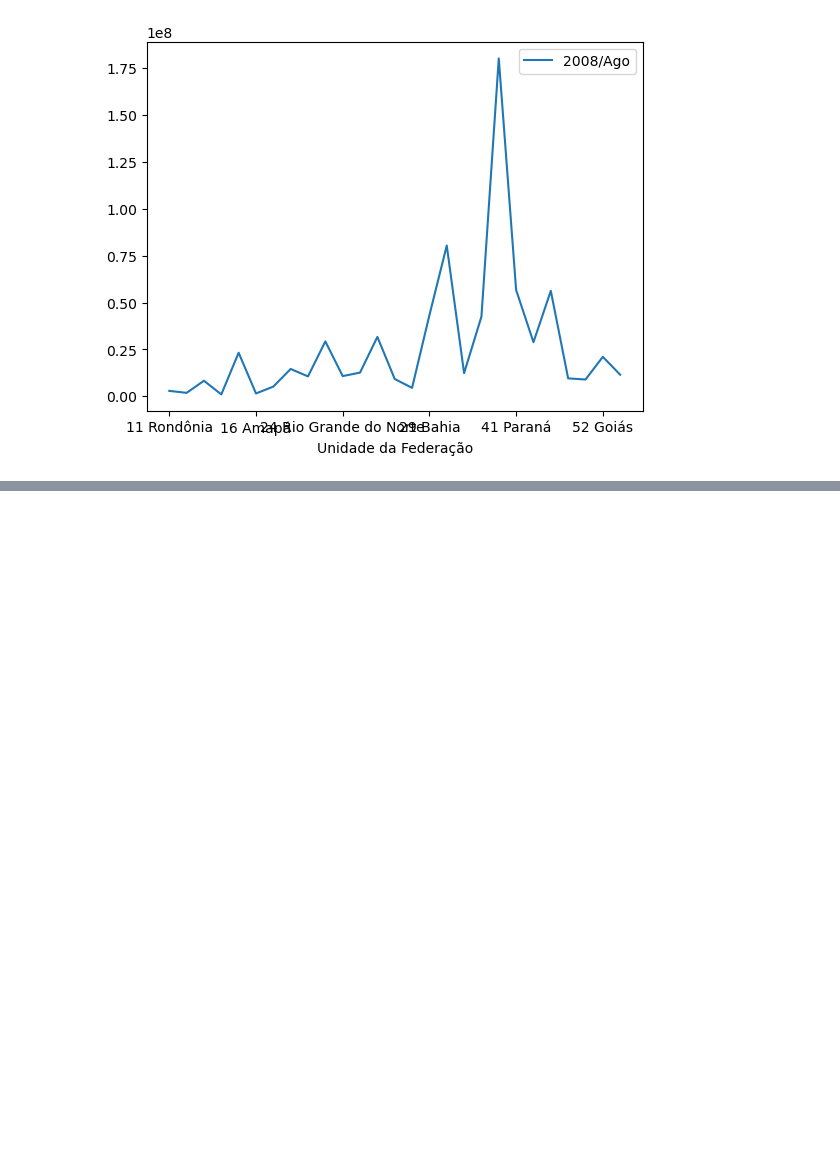
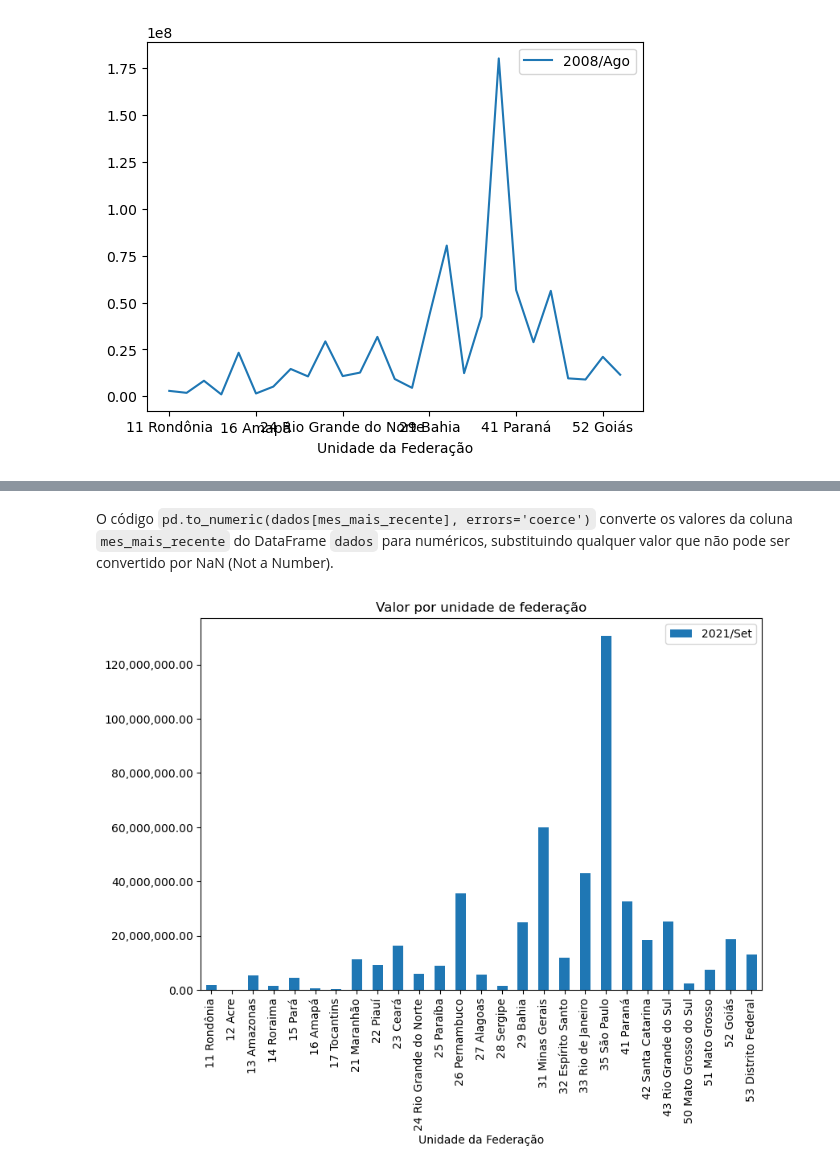
Before and after one commit to raulrosapacheco/pos-data-analytics-fiap, a Jupyter notebook: anotacoes/fase-1/analise-exploratoria-dados/producao-hospitalar.ipynb, the cells around one changed output, grey strips where cells are left out. Drawn from its saved outputs; the diff is of its cells as text; code cells hidden in the pictures; blank space fills up the shorter version.

```diff
--- a/anotacoes/fase-1/analise-exploratoria-dados/producao-hospitalar.ipynb
+++ b/anotacoes/fase-1/analise-exploratoria-dados/producao-hospitalar.ipynb
@@ -88,0 +164,12 @@ plt.show
+# %%
+import matplotlib.pyplot as plt
+import matplotlib.ticker as ticker
+
+mes_mais_recente = dados.columns[-2]  # Obtém o nome da penúltima coluna
+
+axis = dados.plot(x="Unidade da Federação", y=mes_mais_recente, kind="bar", figsize=(9,6))
+axis.yaxis.set_major_formatter(ticker.StrMethodFormatter("{x:,.2f}"))
+
+plt.title("Valor por unidade de federação")
+
+plt.show()
@@ -88,0 +212,18 @@ plt.show
+# %%
+dados[mes_mais_recente] = pd.to_numeric(dados[mes_mais_recente], errors='coerce')
+# %% [markdown]
+O código `pd.to_numeric(dados[mes_mais_recente], errors='coerce')` converte os valores da coluna `mes_mais_recente` do DataFrame `dados` para numéricos, substituindo qualquer valor que não pode ser convertido por NaN (Not a Number).
+# %%
+import matplotlib.pyplot as plt
+import matplotlib.ticker as ticker
+
+mes_mais_recente = dados.columns[-2]  # Obtém o nome da penúltima coluna
+
+axis = dados.plot(x="Unidade da Federação", y=mes_mais_recente, kind="bar", figsize=(9,6))
+axis.yaxis.set_major_formatter(ticker.StrMethodFormatter("{x:,.2f}"))
+
+plt.title("Valor por unidade de federação")
+
+plt.show()
+# %% [output]
+[figure, added]
```
Also changed, not shown: parts of 88 cells of this notebook.
